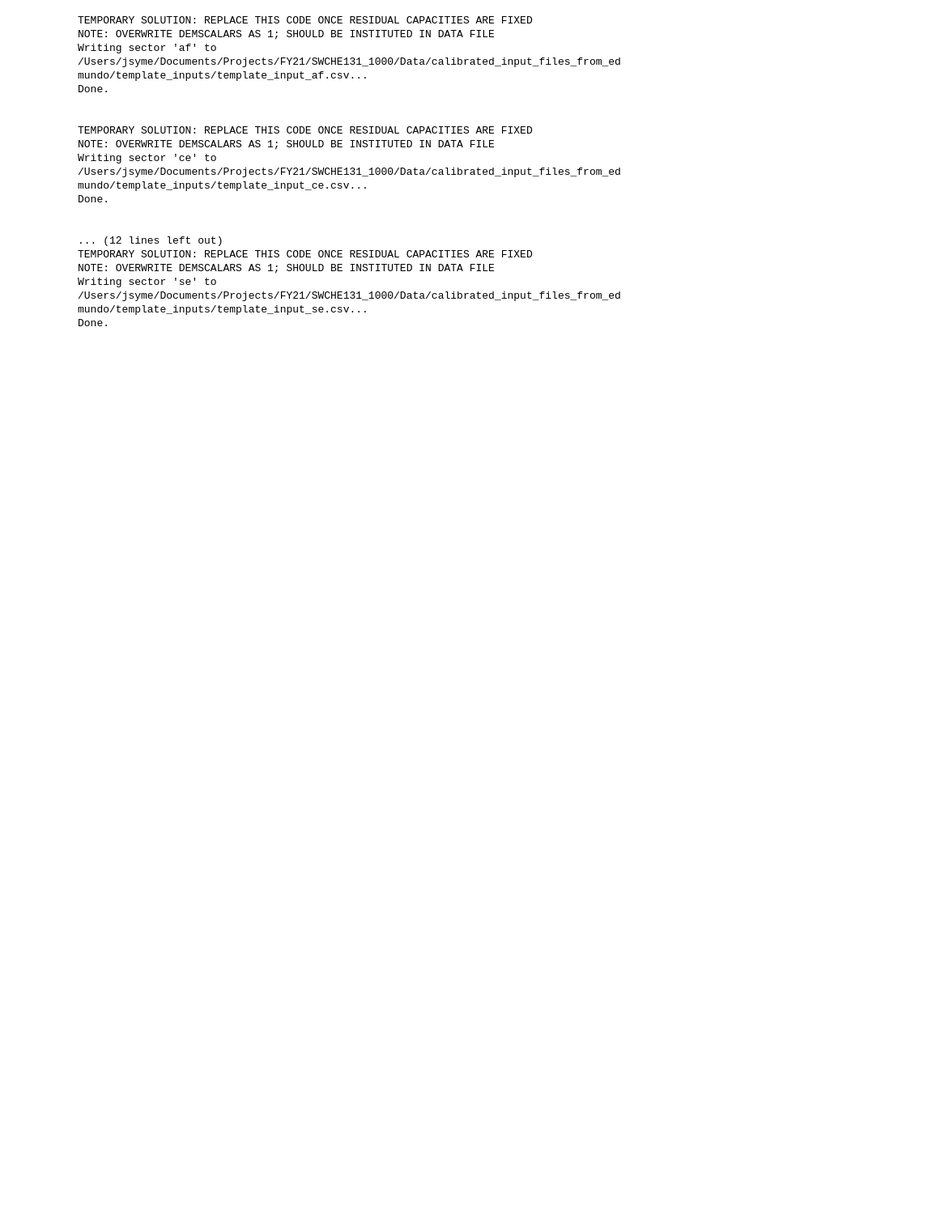
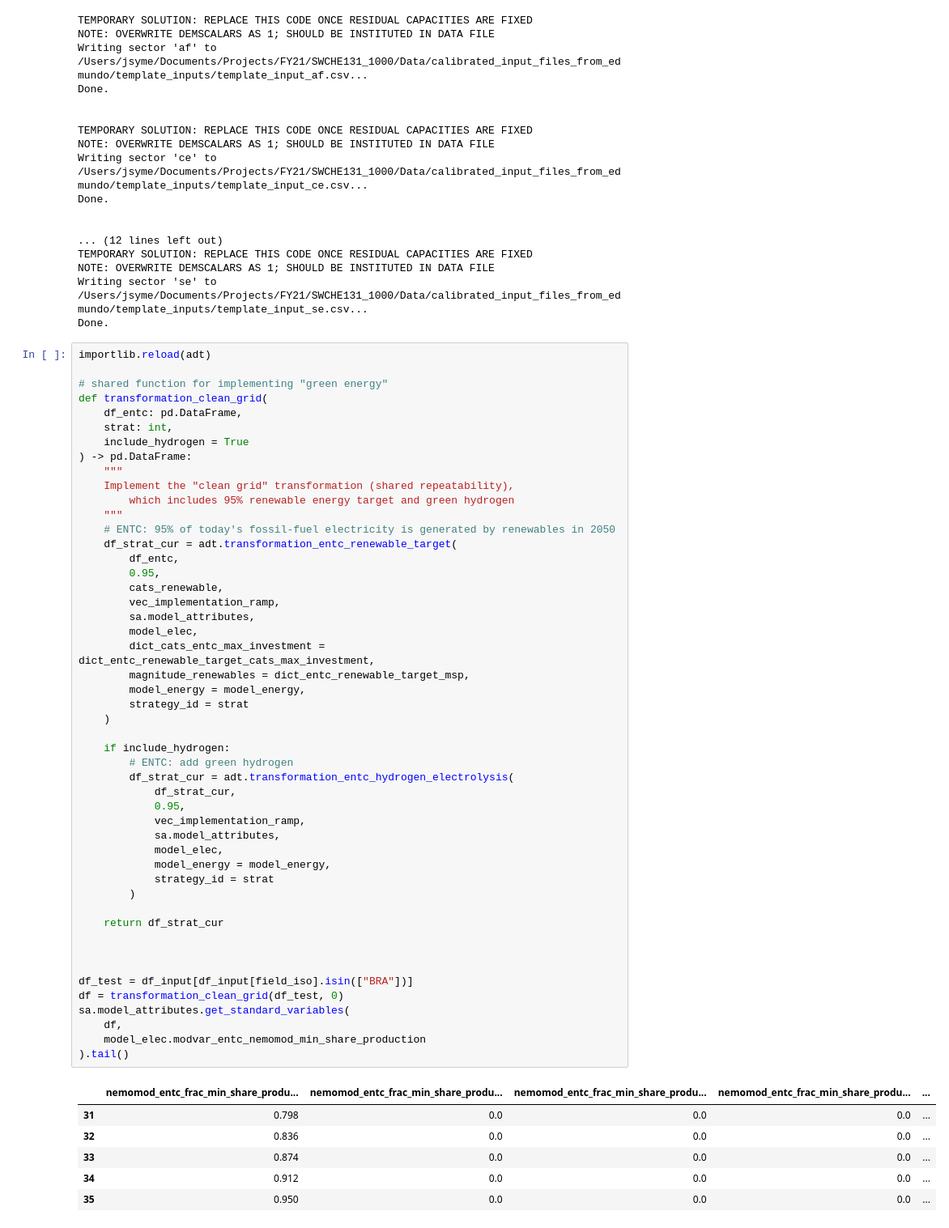
Before and after one commit to jarojasag/lac_decarbonization, a Jupyter notebook: python/build_transformations_energy.ipynb, the cells around one changed output. Shown at 81% size. Saved outputs shown, nothing was run; the diff lists cells and outputs as text; blank space fills up the shorter version.

```diff
--- a/python/build_transformations_energy.ipynb
+++ b/python/build_transformations_energy.ipynb
@@ -1103,3 +1103,59 @@ TEMPORARY SOLUTION: REPLACE THIS CODE ONCE RESIDUAL CAPACITIES ARE FIXED
 NOTE: OVERWRITE DEMSCALARS AS 1; SHOULD BE INSTITUTED IN DATA FILE
 Writing sector 'se' to /Users/jsyme/Documents/Projects/FY21/SWCHE131_1000/Data/calibrated_input_files_from_edmundo/template_inputs/template_input_se.csv...
 Done.
+# %%
+importlib.reload(adt)
+
+# shared function for implementing "green energy"
+def transformation_clean_grid(
+    df_entc: pd.DataFrame,
+    strat: int,
+    include_hydrogen = True
+) -> pd.DataFrame:
+    """
+    Implement the "clean grid" transformation (shared repeatability),
+        which includes 95% renewable energy target and green hydrogen
+    """
+    # ENTC: 95% of today's fossil-fuel electricity is generated by renewables in 2050
+    df_strat_cur = adt.transformation_entc_renewable_target(
+        df_entc,
+        0.95,
+        cats_renewable,
+        vec_implementation_ramp,
+        sa.model_attributes,
+        model_elec,
+        dict_cats_entc_max_investment = dict_entc_renewable_target_cats_max_investment,
+        magnitude_renewables = dict_entc_renewable_target_msp,
+        model_energy = model_energy,
+        strategy_id = strat
+    )
+
+    if include_hydrogen:
+        # ENTC: add green hydrogen
+        df_strat_cur = adt.transformation_entc_hydrogen_electrolysis(
+            df_strat_cur,
+            0.95,
+            vec_implementation_ramp,
+            sa.model_attributes,
+            model_elec,
+            model_energy = model_energy,
+            strategy_id = strat
+        )
+
+    return df_strat_cur
+
+
+
+df_test = df_input[df_input[field_iso].isin(["BRA"])]
+df = transformation_clean_grid(df_test, 0)
+sa.model_attributes.get_standard_variables(
+    df,
+    model_elec.modvar_entc_nemomod_min_share_production
+).tail()
+# %% [output]
+|  | nemomod_entc_frac_min_share_produ... | nemomod_entc_frac_min_share_produ... | nemomod_entc_frac_min_share_produ... | nemomod_entc_frac_min_share_produ... | ... |
+| 31 | 0.798 | 0.0 | 0.0 | 0.0 | ... |
+| 32 | 0.836 | 0.0 | 0.0 | 0.0 | ... |
+| 33 | 0.874 | 0.0 | 0.0 | 0.0 | ... |
+| 34 | 0.912 | 0.0 | 0.0 | 0.0 | ... |
+| 35 | 0.950 | 0.0 | 0.0 | 0.0 | ... |
```
Also changed, not shown: parts of 7 cells of this notebook, 18 other files.
